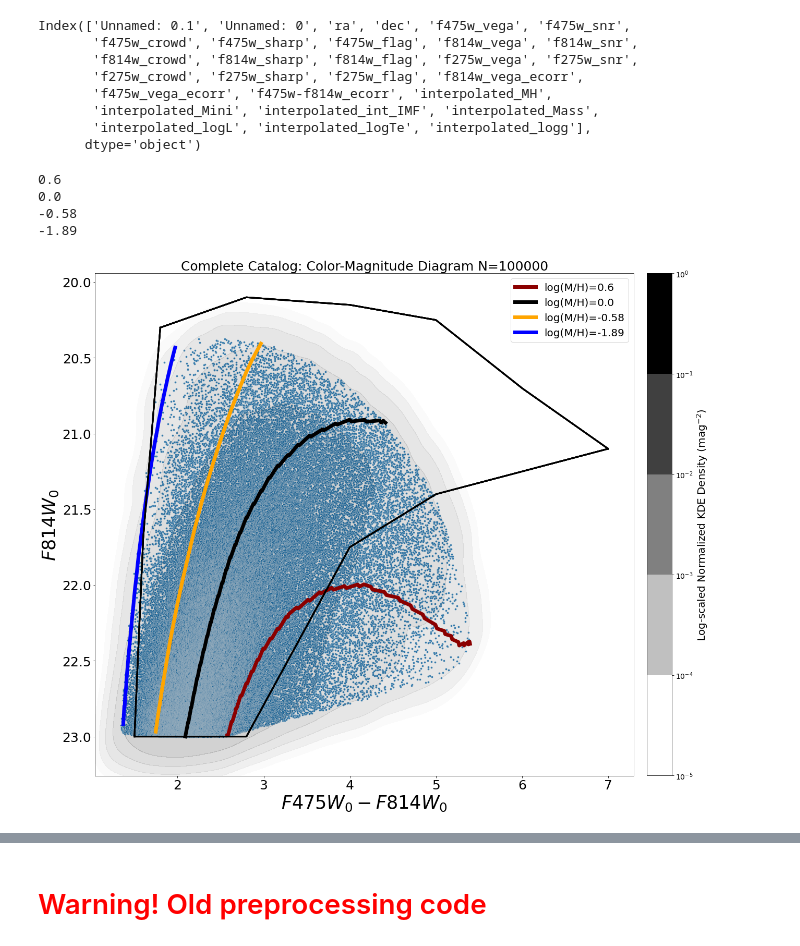
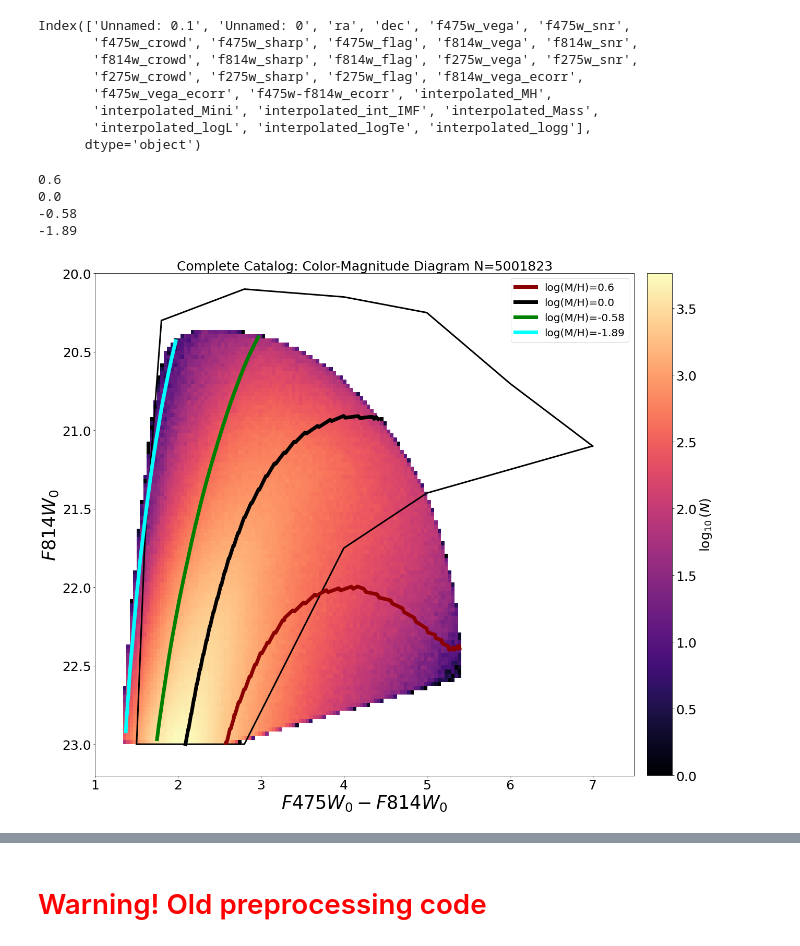
Before and after one commit to mmckay18/phast_rgbstars_mdf, a Jupyter notebook: code/EDA_isochrone_processing.ipynb, the cells around one changed output, grey strips where cells are left out. Cells and saved outputs as stored; diff of their text form; code cells hidden in the pictures.

Commit message:
Minor change the Hess diagram function to change the colors scheme and isochrone models

```diff
--- a/code/EDA_isochrone_processing.ipynb
+++ b/code/EDA_isochrone_processing.ipynb
@@ -292,10 +292,10 @@ def hess_catalog_CMD_and_Model_iso(catalog_df, save_file):
                                                 'mean', bins=100)
 
     # Define custom colormaps: Set pixels with no sources to white
-    cmap = plt.cm.turbo_r
+    cmap = plt.cm.magma
     cmap.set_bad('w', 1.)
 
-    cmap_multicolor = plt.cm.jet
+    cmap_multicolor = plt.cm.viridis
     cmap_multicolor.set_bad('w', 1.)
 
     # Create a figure and subplots
@@ -330,7 +330,7 @@ def hess_catalog_CMD_and_Model_iso(catalog_df, save_file):
     # Plot isochrones
     # Zini_list = [0.0599, 0.03, 0.0152, 0.0001]
     MH_list = [0.6, 0.0, -0.58, -1.89]
-    colors = ['darkred', 'black', 'darkgreen', 'blue']
+    colors = ['darkred', 'black', 'green', 'cyan']
     # colors = ["royalblue", "orangered", "limegreen", "purple"]
     # colors = ["dodgerblue", "crimson", "gold", "black"]
     # for Zini, color in zip(Zini_list, itertools.cycle(colors)):
@@ -654,8 +656,8 @@ Index(['Unnamed: 0.1', 'Unnamed: 0', 'ra', 'dec', 'f475w_vega', 'f475w_snr',
 # %%
-single_catalog_CMD_and_Model_iso(catalog_df=interpolated_phast_rgb_agb_df, save_file='single_phast_cmd_and_isochrones_with_colorbar.jpeg')
+hess_catalog_CMD_and_Model_iso(catalog_df=interpolated_phast_rgb_agb_df, save_file='hess_diagram_phast_cmd_and_isochrones_with_colorbar1.jpeg')
 # %% [output]
 0.6
 0.0
 -0.58
 -1.89
-[figure, old version]
+[figure, new version]
```
Also changed, not shown: parts of 2 cells of this notebook.
